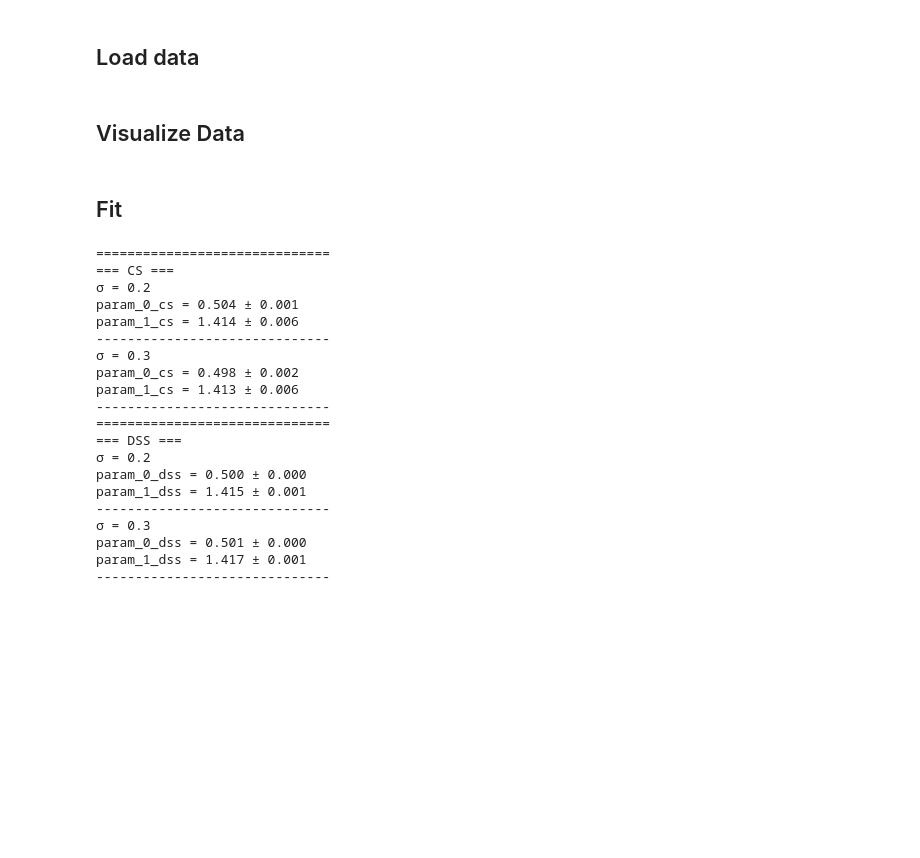
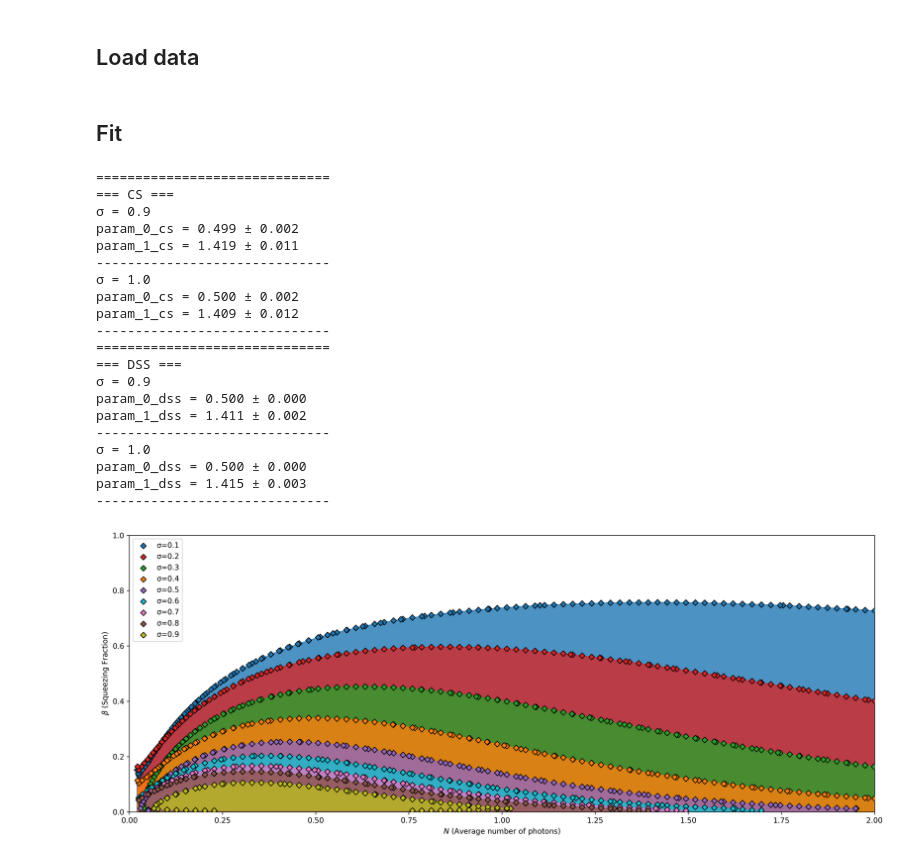
Before and after one commit to KPourgourides/Quantum-Communications-Internship-IRIDA-, a Jupyter notebook: protocol_phase_diffusion_testing.ipynb, the cells around one changed output. Saved outputs shown, nothing was run; the diff lists cells and outputs as text; code cells hidden in the pictures; blank space fills up the shorter version.

Commit message:
found beta_threshold and beta_optimal for different sigma values

```diff
--- a/protocol_phase_diffusion_testing.ipynb
+++ b/protocol_phase_diffusion_testing.ipynb
@@ -66,5 +66,3 @@ N_dss = data["N"]
 beta_dss = data["beta"]
 p_err_dss = data["p_err_dss"]
 sigma_dss = data["sigma"]
-# %% [markdown]
-## Visualize Data
@@ -112,26 +70,32 @@ fig.show()
 ## Fit
 # %%
 reload_protocols()
-sigmas = [0.2, 0.3]
-params_dict_cs, params_dict_dss = pd.fit_homodyne_perr(sigmas, dss=True, cs=True, data=False, print_params=True)
+sigmas = [0.9, 1.0]
+params_dict_cs, params_dict_dss = pd.fit_homodyne_perr(sigmas, dss=False, cs=False, data=False, print_params=True)
 # %% [output]
 ==============================
 === CS ===
-σ = 0.2
-param_0_cs = 0.504 ± 0.001
-param_1_cs = 1.414 ± 0.006
+σ = 0.9
+param_0_cs = 0.499 ± 0.002
+param_1_cs = 1.419 ± 0.011
 ------------------------------
-σ = 0.3
-param_0_cs = 0.498 ± 0.002
-param_1_cs = 1.413 ± 0.006
+σ = 1.0
+param_0_cs = 0.500 ± 0.002
+param_1_cs = 1.409 ± 0.012
 ------------------------------
 ==============================
 === DSS ===
-σ = 0.2
+σ = 0.9
 param_0_dss = 0.500 ± 0.000
-param_1_dss = 1.415 ± 0.001
+param_1_dss = 1.411 ± 0.002
 ------------------------------
-σ = 0.3
-param_0_dss = 0.501 ± 0.000
-param_1_dss = 1.417 ± 0.001
+σ = 1.0
+param_0_dss = 0.500 ± 0.000
+param_1_dss = 1.415 ± 0.003
 ------------------------------
+# %%
+reload_protocols()
+sigmas = np.round(np.arange(0.1, 0.9 + 0.1, 0.1), decimals=1)
+pd.plot_optimal_squeezing(sigmas, params_dict_cs, params_dict_dss, opt = False, th = True)
+# %% [output]
+[figure, added]
```
Also changed, not shown: parts of 1 cell of this notebook, 1 other file.
